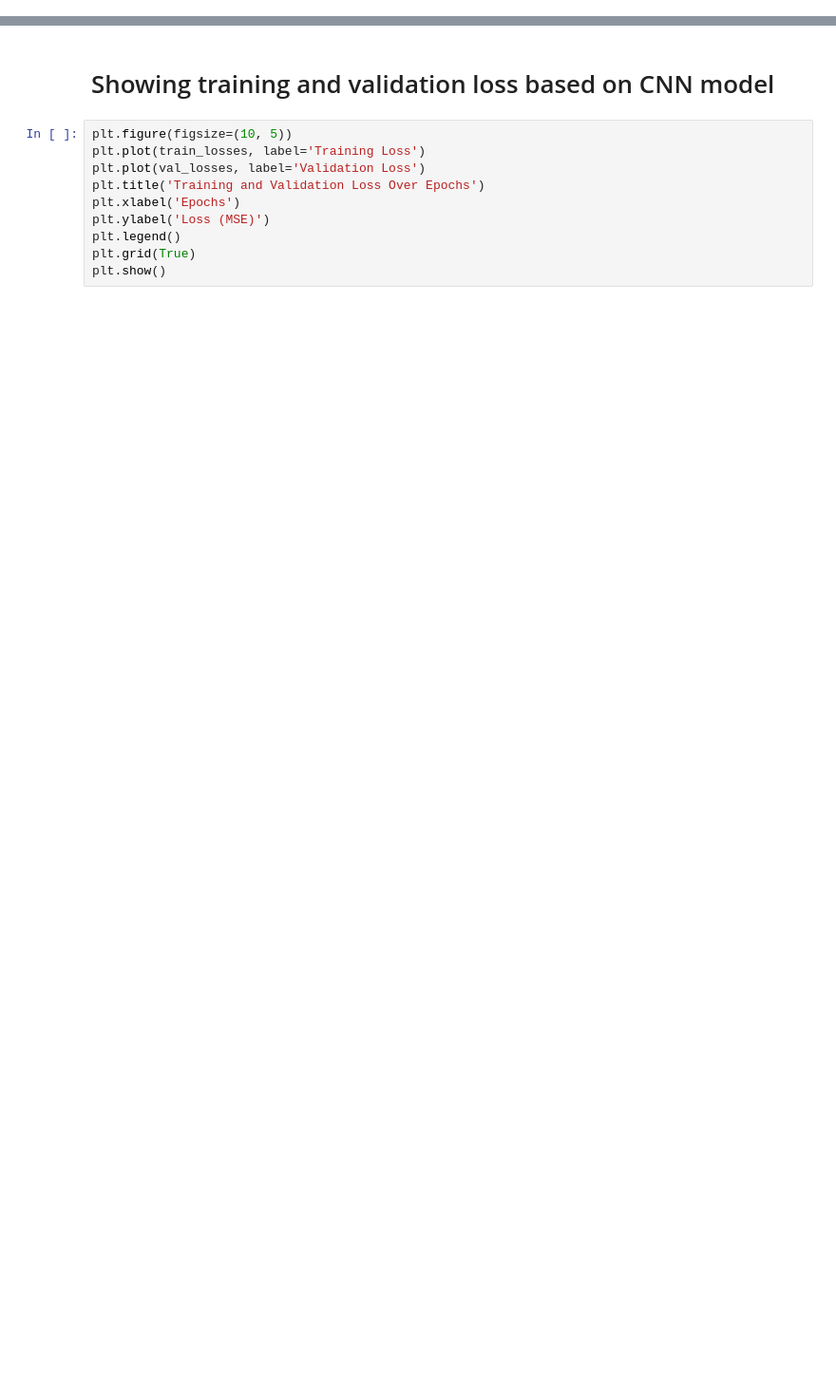
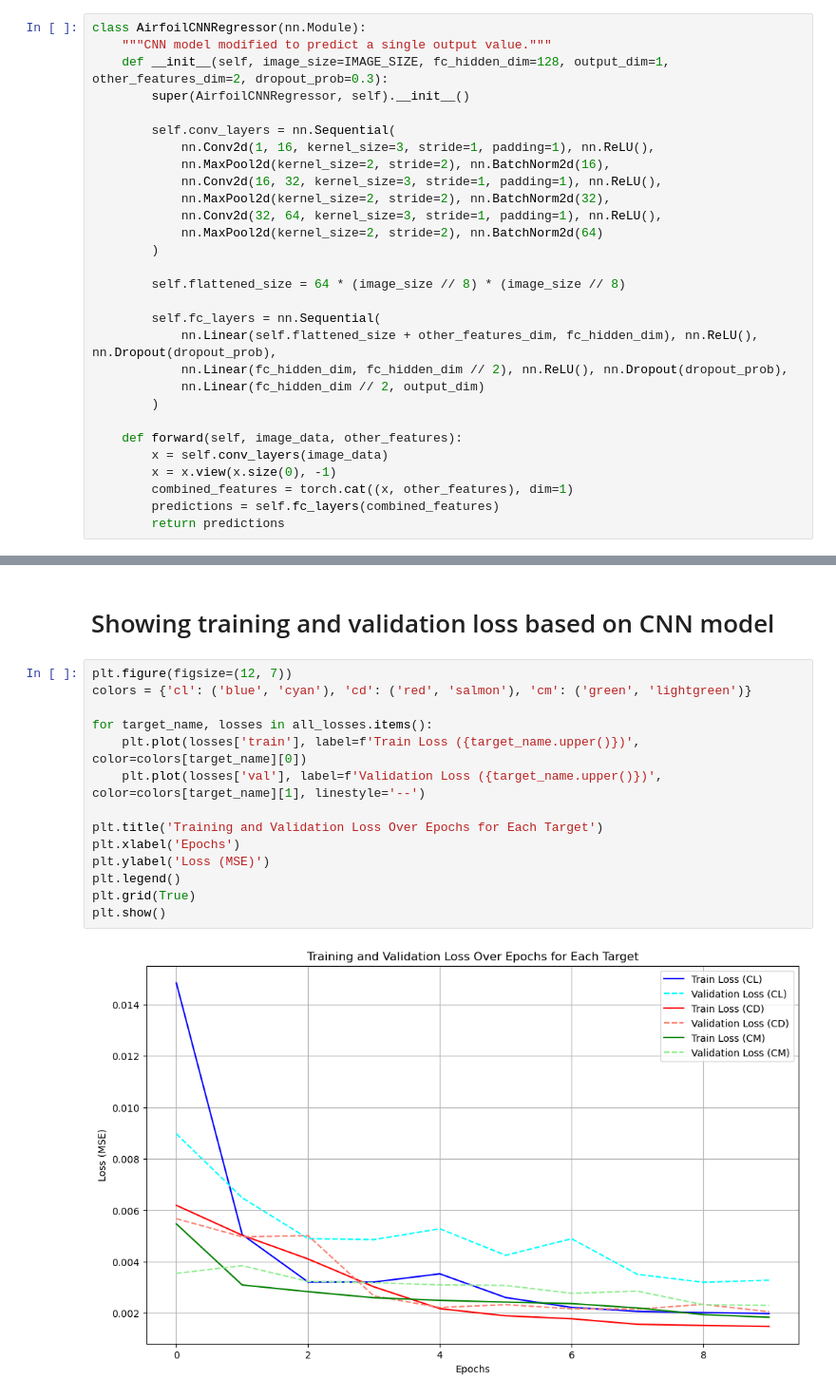
Before and after one commit to BlazejS10/DeepLearWing, a Jupyter notebook: CNN_notebook.ipynb, the cells around one changed output, grey strips where cells are left out. Shown at 95% size. Cells and saved outputs as stored; diff of their text form; blank space fills up the shorter version.

```diff
--- a/CNN_notebook.ipynb
+++ b/CNN_notebook.ipynb
@@ -257,4 +247,33 @@ MemoryError: Unable to allocate 11.2 GiB for an array with shape (736801, 64, 64
 # %% [markdown]
 # CNN model
+# %%
+class AirfoilCNNRegressor(nn.Module):
+    """CNN model modified to predict a single output value."""
+    def __init__(self, image_size=IMAGE_SIZE, fc_hidden_dim=128, output_dim=1, other_features_dim=2, dropout_prob=0.3):
+        super(AirfoilCNNRegressor, self).__init__()
+
+        self.conv_layers = nn.Sequential(
+            nn.Conv2d(1, 16, kernel_size=3, stride=1, padding=1), nn.ReLU(),
+            nn.MaxPool2d(kernel_size=2, stride=2), nn.BatchNorm2d(16),
+            nn.Conv2d(16, 32, kernel_size=3, stride=1, padding=1), nn.ReLU(),
+            nn.MaxPool2d(kernel_size=2, stride=2), nn.BatchNorm2d(32),
+            nn.Conv2d(32, 64, kernel_size=3, stride=1, padding=1), nn.ReLU(),
+            nn.MaxPool2d(kernel_size=2, stride=2), nn.BatchNorm2d(64)
+        )
+
+        self.flattened_size = 64 * (image_size // 8) * (image_size // 8)
+
+        self.fc_layers = nn.Sequential(
+            nn.Linear(self.flattened_size + other_features_dim, fc_hidden_dim), nn.ReLU(), nn.Dropout(dropout_prob),
+            nn.Linear(fc_hidden_dim, fc_hidden_dim // 2), nn.ReLU(), nn.Dropout(dropout_prob),
+            nn.Linear(fc_hidden_dim // 2, output_dim)
+        )
+
+    def forward(self, image_data, other_features):
+        x = self.conv_layers(image_data)
+        x = x.view(x.size(0), -1)
+        combined_features = torch.cat((x, other_features), dim=1)
+        predictions = self.fc_layers(combined_features)
+        return predictions
 # %% [markdown]
 # Model training
@@ -267,12 +448,18 @@ torch.save(model, 'saved_model_cnn.pth')
 # %% [markdown]
 # Showing training and validation loss based on CNN model
 # %%
-plt.figure(figsize=(10, 5))
-plt.plot(train_losses, label='Training Loss')
-plt.plot(val_losses, label='Validation Loss')
-plt.title('Training and Validation Loss Over Epochs')
+plt.figure(figsize=(12, 7))
+colors = {'cl': ('blue', 'cyan'), 'cd': ('red', 'salmon'), 'cm': ('green', 'lightgreen')}
+
+for target_name, losses in all_losses.items():
+    plt.plot(losses['train'], label=f'Train Loss ({target_name.upper()})', color=colors[target_name][0])
+    plt.plot(losses['val'], label=f'Validation Loss ({target_name.upper()})', color=colors[target_name][1], linestyle='--')
+
+plt.title('Training and Validation Loss Over Epochs for Each Target')
 plt.xlabel('Epochs')
 plt.ylabel('Loss (MSE)')
 plt.legend()
 plt.grid(True)
 plt.show()
+# %% [output]
+[figure, added]
```
Also changed, not shown: parts of 11 cells of this notebook, 7 other files.
